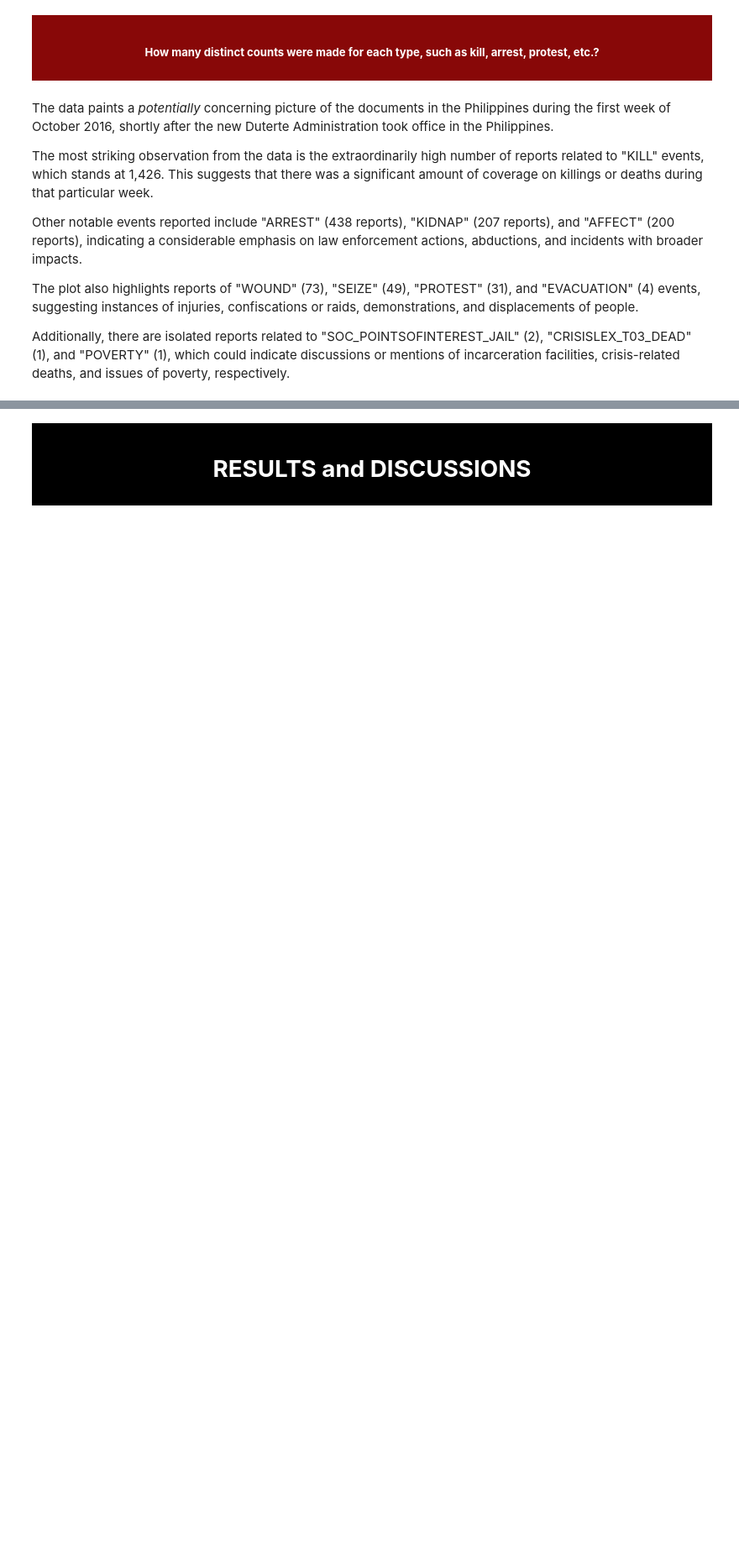
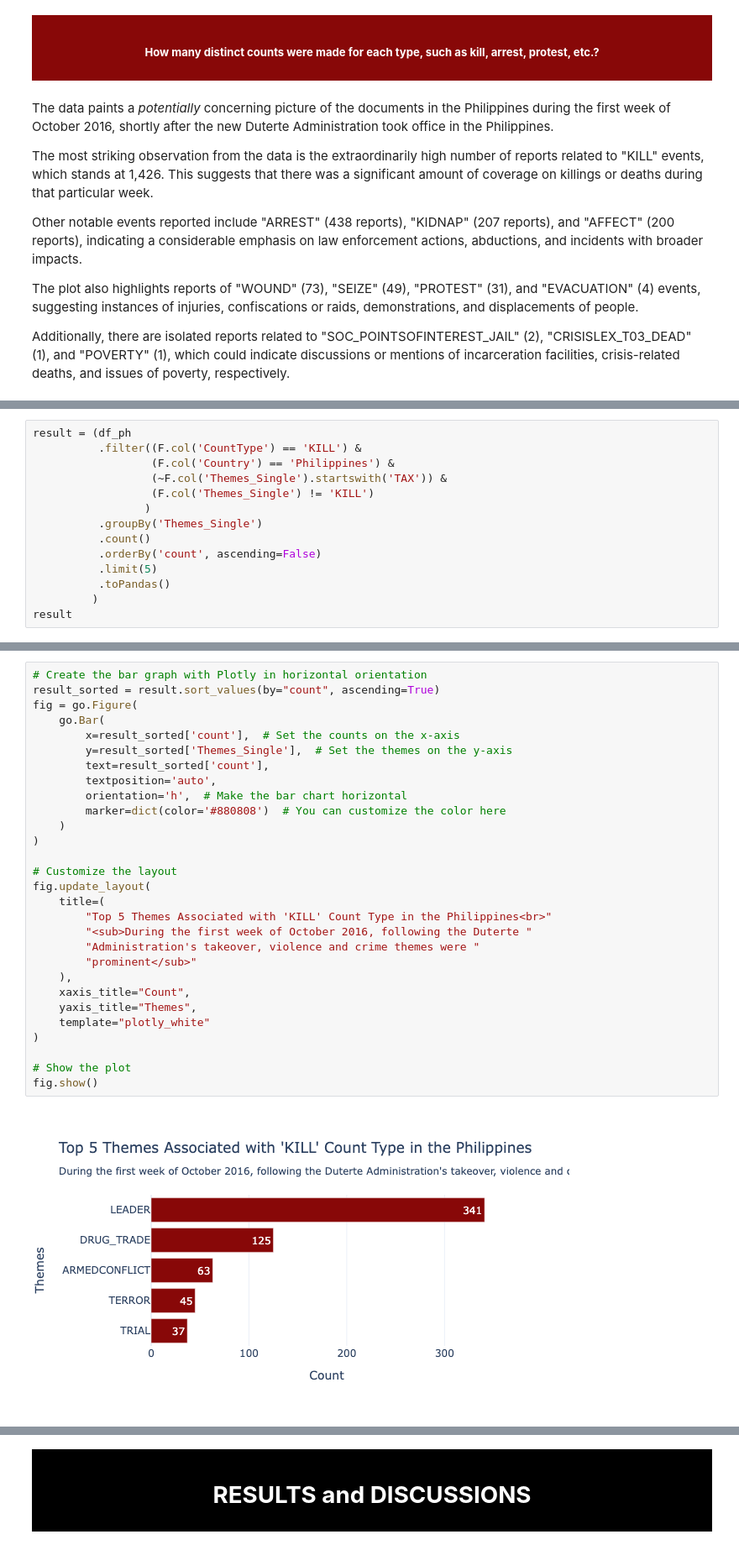
Before and after one commit to jdssoliman/bdcc_lab, a Jupyter notebook: nb_draft.ipynb, the cells around one changed output, grey strips where cells are left out. Shown at 84% size. Cells and saved outputs as stored; diff of their text form; blank space fills up the shorter version.

```diff
--- a/nb_draft.ipynb
+++ b/nb_draft.ipynb
@@ -338,0 +472,14 @@ fig.show()
+# %%
+result = (df_ph
+          .filter((F.col('CountType') == 'KILL') &
+                  (F.col('Country') == 'Philippines') &
+                  (~F.col('Themes_Single').startswith('TAX')) &
+                  (F.col('Themes_Single') != 'KILL')
+                 )
+          .groupBy('Themes_Single')
+          .count()
+          .orderBy('count', ascending=False)
+          .limit(5)
+          .toPandas()
+         )
+result
@@ -338,0 +493,31 @@ fig.show()
+# %%
+# Create the bar graph with Plotly in horizontal orientation
+result_sorted = result.sort_values(by="count", ascending=True)
+fig = go.Figure(
+    go.Bar(
+        x=result_sorted['count'],  # Set the counts on the x-axis
+        y=result_sorted['Themes_Single'],  # Set the themes on the y-axis
+        text=result_sorted['count'],
+        textposition='auto',
+        orientation='h',  # Make the bar chart horizontal
+        marker=dict(color='#880808')  # You can customize the color here
+    )
+)
+
+# Customize the layout
+fig.update_layout(
+    title=(
+        "Top 5 Themes Associated with 'KILL' Count Type in the Philippines<br>"
+        "<sub>During the first week of October 2016, following the Duterte "
+        "Administration's takeover, violence and crime themes were "
+        "prominent</sub>"
+    ),
+    xaxis_title="Count",
+    yaxis_title="Themes",
+    template="plotly_white"
+)
+
+# Show the plot
+fig.show()
+# %% [output]
+[figure, added]
```
Also changed, not shown: parts of 20 cells of this notebook, 1 other file.
